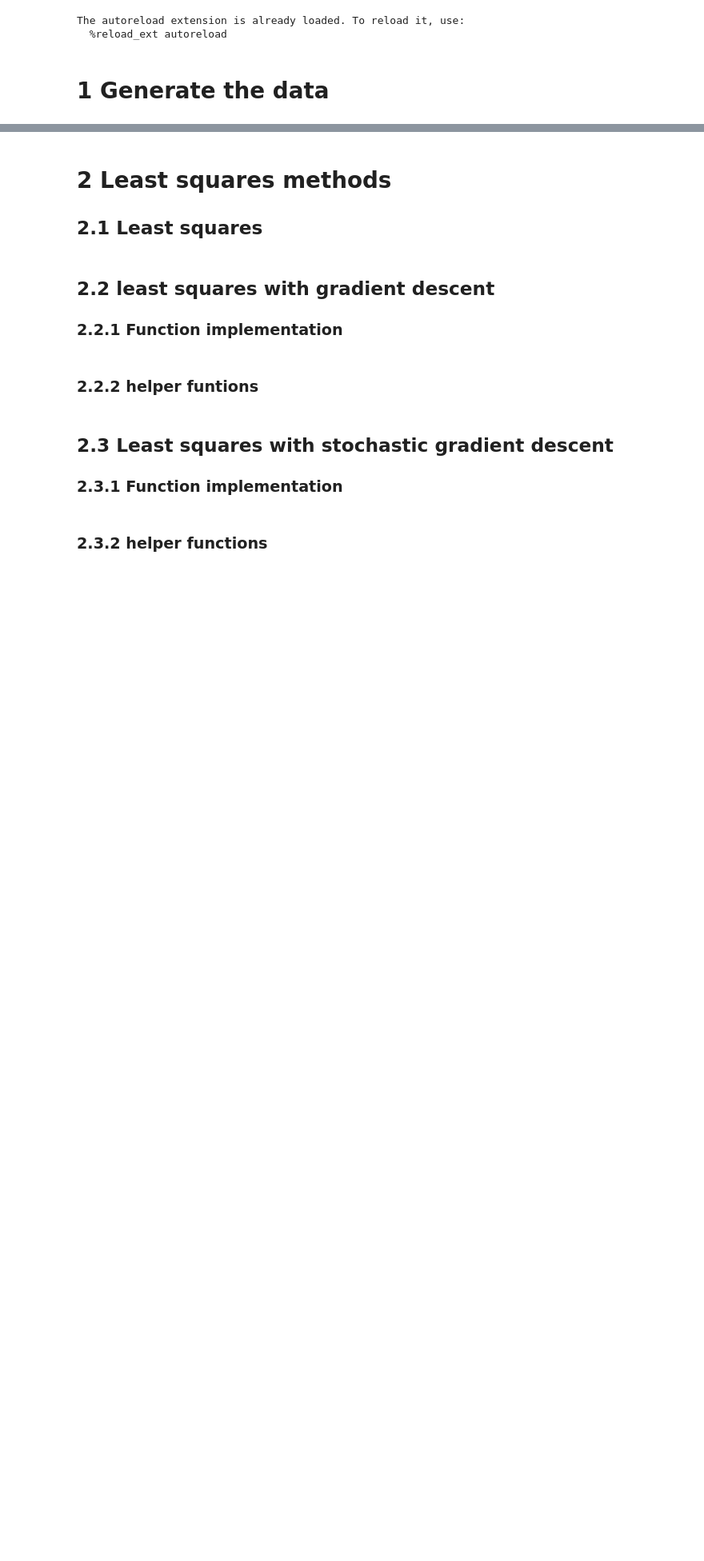
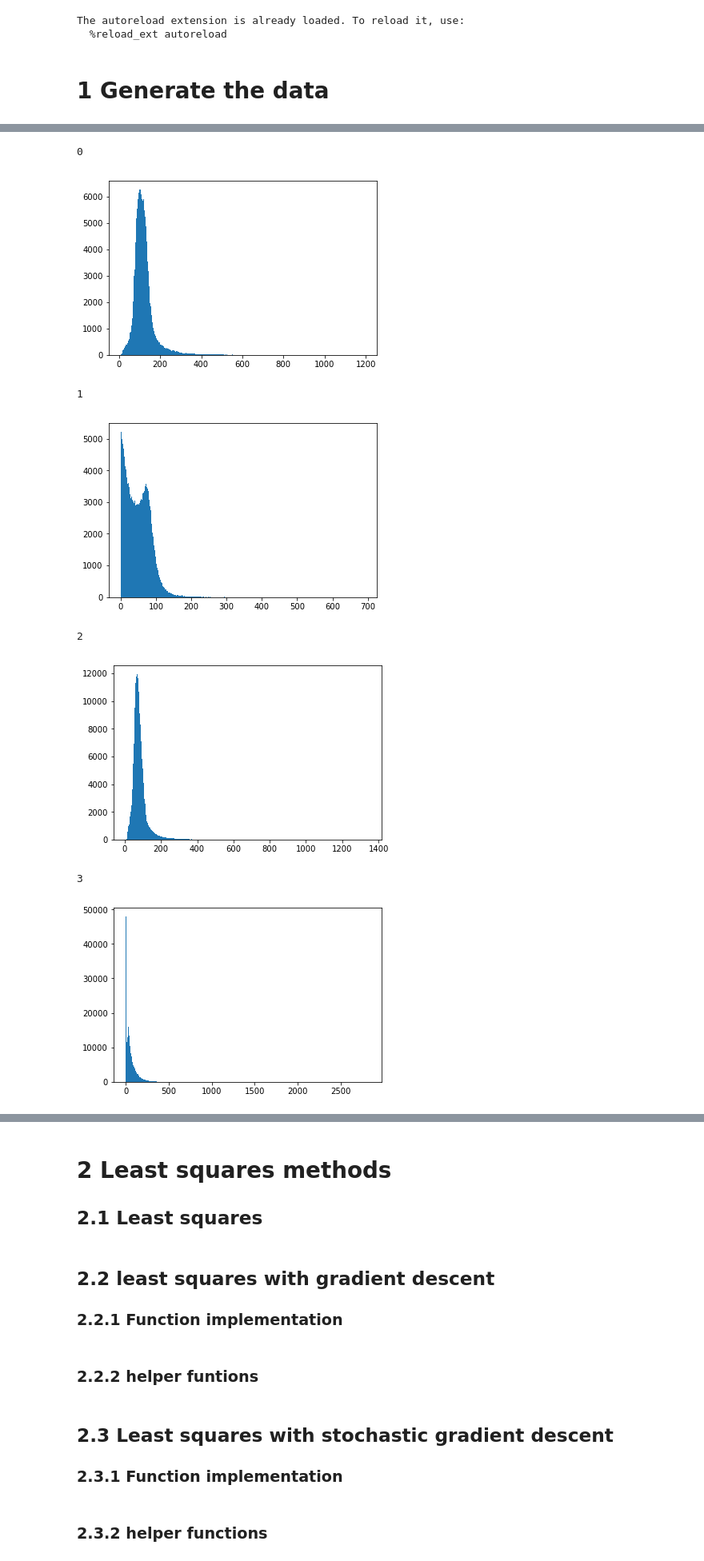
Before and after one commit to overmode/ML-project1, a Jupyter notebook: project1/scripts/project1.ipynb, the cells around one changed output, grey strips where cells are left out. Shown: that part at 80% size. Drawn from its saved outputs; the diff is of its cells as text; code cells hidden in the pictures; blank space fills up the shorter version.

```diff
--- a/project1/scripts/project1.ipynb
+++ b/project1/scripts/project1.ipynb
@@ -25,8 +43,17 @@ for collumn in input_data.T:
 # %%
 #print distribution of valid values
 for i in range(30):
     print(i)
-    input_cleaned = list(filter(lambda x : x != -999, input_data.T[i]))
+    input_cleaned = list(filter(lambda x : x != -999, input_data_tr.T[i]))
 
     n, bins, patches = plt.hist(input_cleaned, 500)
     plt.show()
+# %% [output]
+0
+[figure, added]
+1
+[figure, added]
+2
+[figure, added]
+3
+[figure, added]
```
Also changed, not shown: parts of 32 cells of this notebook, 2 other files.
